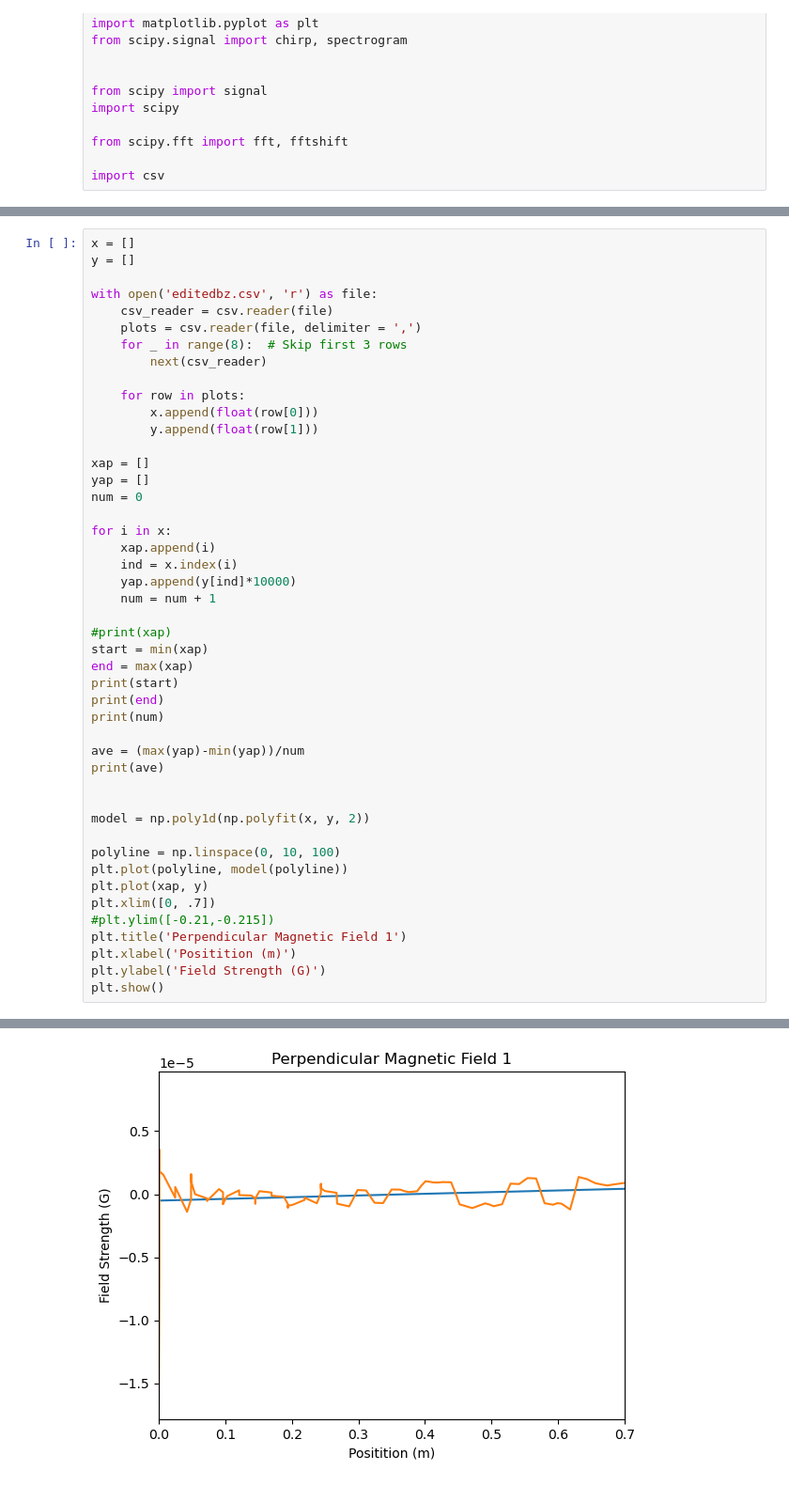
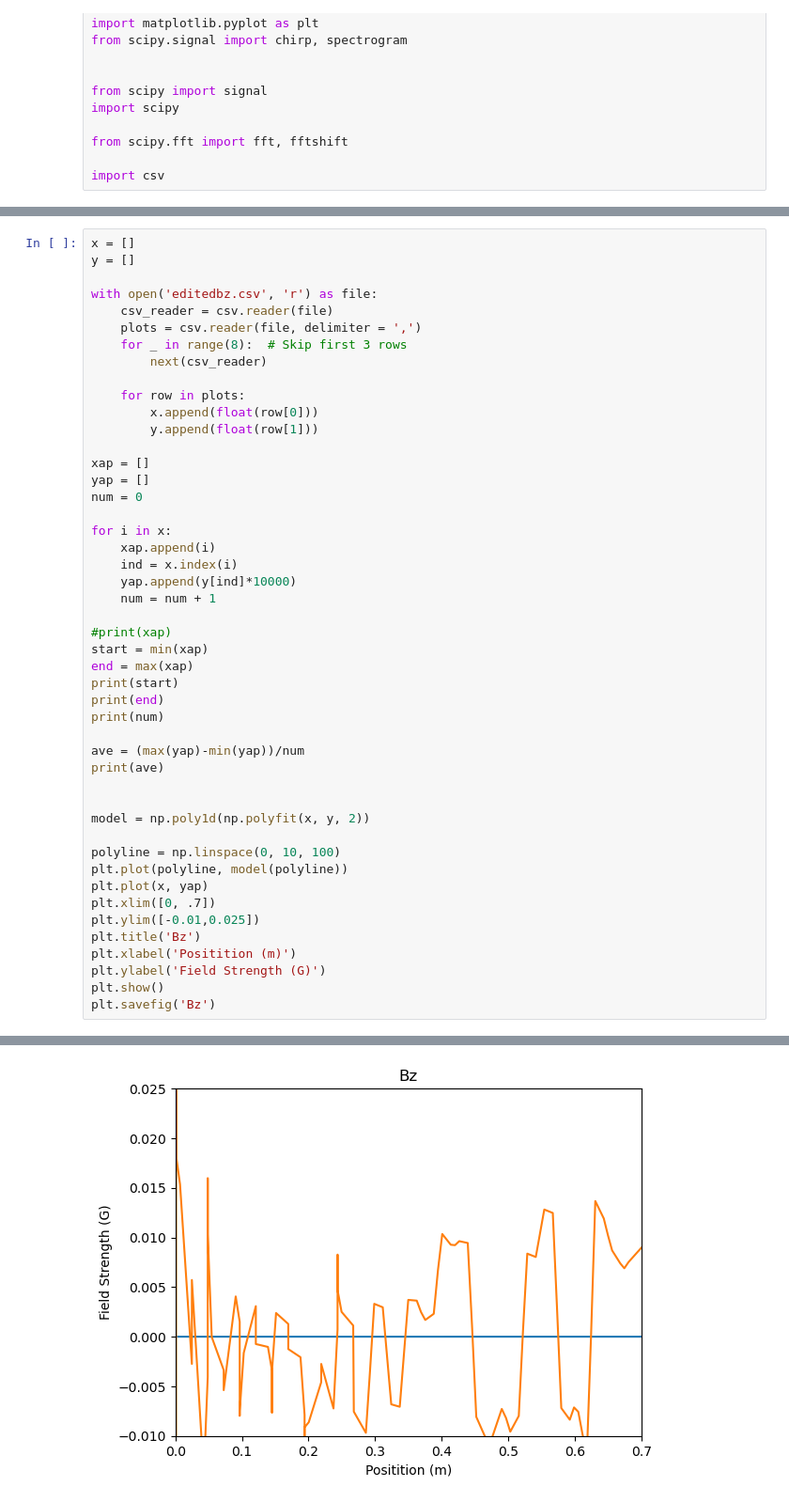
Before and after one commit to jlfox10/Ph78, a Jupyter notebook: Updated Wires.ipynb, the cells around one changed output, grey strips where cells are left out. Shown at 94% size. Cells and saved outputs as stored; diff of their text form.

```diff
--- a/Updated Wires.ipynb
+++ b/Updated Wires.ipynb
@@ -85,34 +87,35 @@ num = 0
 for i in x:
     xap.append(i)
     ind = x.index(i)
     yap.append(y[ind]*10000)
     num = num + 1
 
 #print(xap)
 start = min(xap)
 end = max(xap)
 print(start)
 print(end)
 print(num)
 
 ave = (max(yap)-min(yap))/num
 print(ave)
 
 
 model = np.poly1d(np.polyfit(x, y, 2))
 
 polyline = np.linspace(0, 10, 100)
 plt.plot(polyline, model(polyline))
-plt.plot(xap, y)
+plt.plot(x, yap)
 plt.xlim([0, .7])
-#plt.ylim([-0.21,-0.215])
-plt.title('Perpendicular Magnetic Field 1')
+plt.ylim([-0.01,0.025])
+plt.title('Bz')
 plt.xlabel('Positition (m)')
 plt.ylabel('Field Strength (G)')
 plt.show()
+plt.savefig('Bz')
 # %% [output]
 0.0
 0.7
 162
 0.0012429987999105598
-[figure, old version]
+[figure, new version]
```
Also changed, not shown: parts of 6 cells of this notebook.
